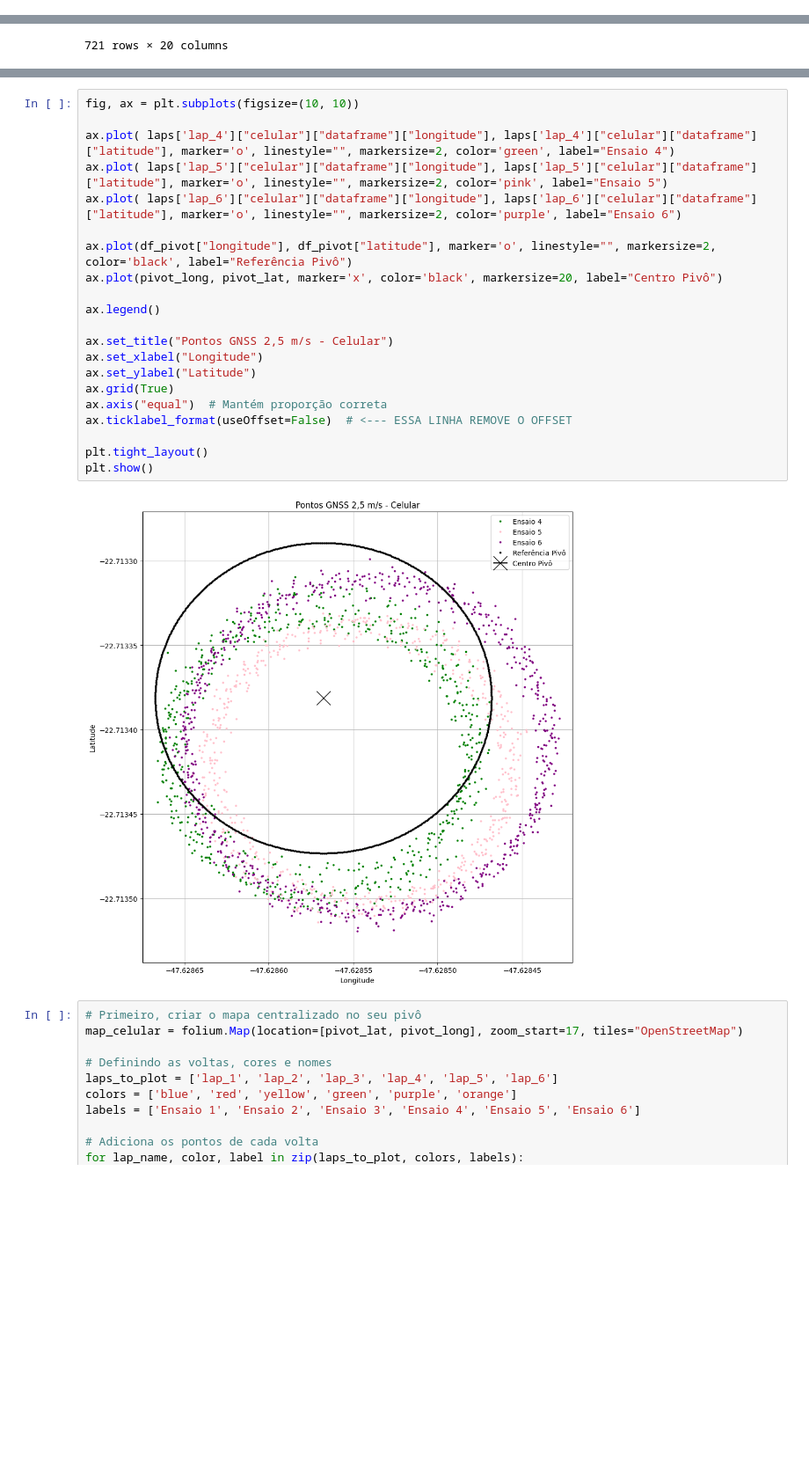
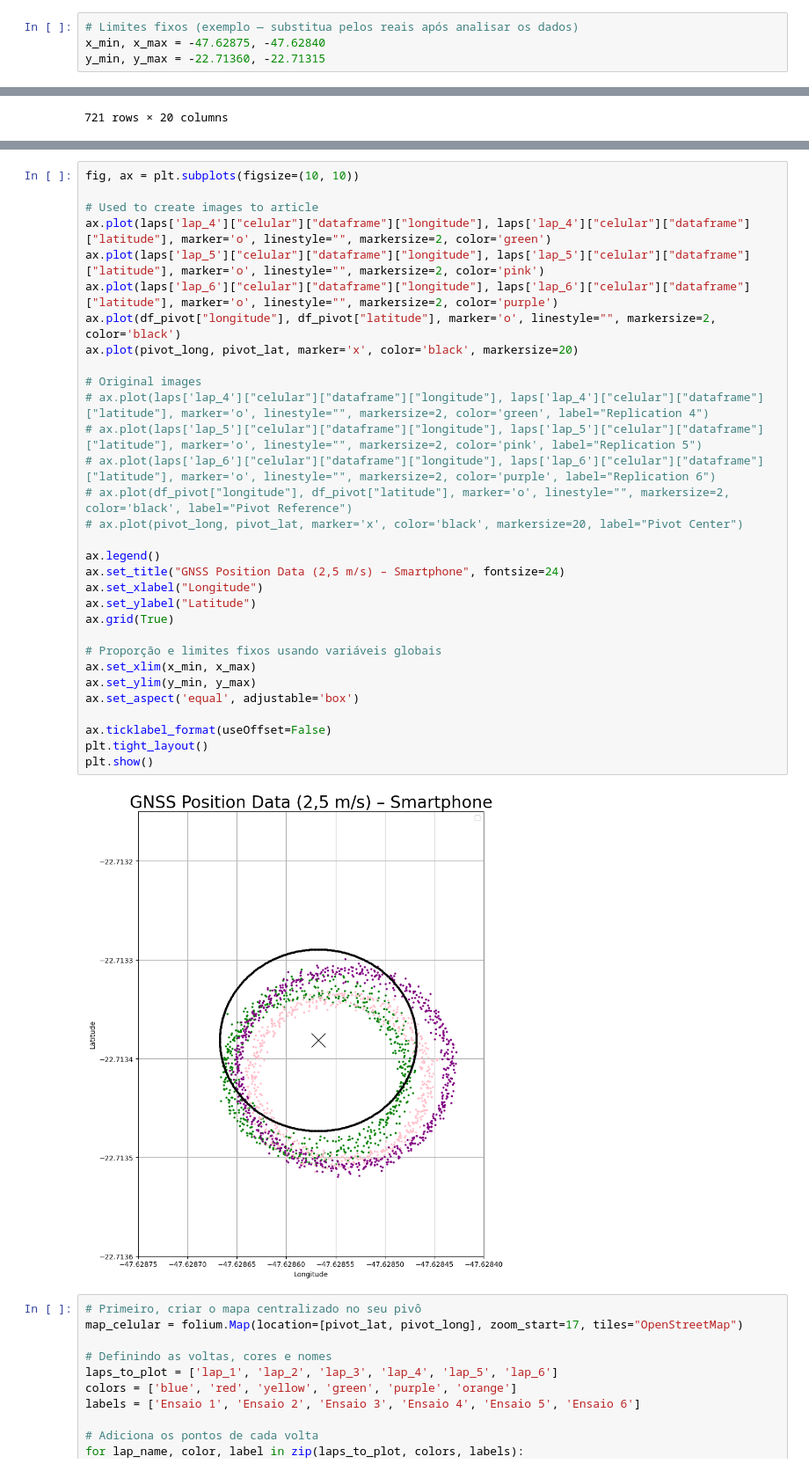
Before and after one commit to GabrielSan99/GNSS_C-A_CODE, a Jupyter notebook: analysis_simplified.ipynb, the cells around one changed output, grey strips where cells are left out. Shown at 88% size. Saved outputs shown, nothing was run; the diff lists cells and outputs as text; blank space fills up the shorter version.

```diff
--- a/analysis_simplified.ipynb
+++ b/analysis_simplified.ipynb
@@ -355,6 +355,10 @@ plt.tight_layout()
 plt.show()
 # %% [output]
 [figure]
+# %%
+# Limites fixos (exemplo — substitua pelos reais após analisar os dados)
+x_min, x_max = -47.62875, -47.62840
+y_min, y_max = -22.71360, -22.71315
 # %%
 fig, ax = plt.subplots(figsize=(10, 10))
 
@@ -581,26 +616,36 @@ plt.show()
 # %%
 fig, ax = plt.subplots(figsize=(10, 10))
 
-ax.plot( laps['lap_4']["celular"]["dataframe"]["longitude"], laps['lap_4']["celular"]["dataframe"]["latitude"], marker='o', linestyle="", markersize=2, color='green', label="Ensaio 4")
-ax.plot( laps['lap_5']["celular"]["dataframe"]["longitude"], laps['lap_5']["celular"]["dataframe"]["latitude"], marker='o', linestyle="", markersize=2, color='pink', label="Ensaio 5")
-ax.plot( laps['lap_6']["celular"]["dataframe"]["longitude"], laps['lap_6']["celular"]["dataframe"]["latitude"], marker='o', linestyle="", markersize=2, color='purple', label="Ensaio 6")
+# Used to create images to article
+ax.plot(laps['lap_4']["celular"]["dataframe"]["longitude"], laps['lap_4']["celular"]["dataframe"]["latitude"], marker='o', linestyle="", markersize=2, color='green')
+ax.plot(laps['lap_5']["celular"]["dataframe"]["longitude"], laps['lap_5']["celular"]["dataframe"]["latitude"], marker='o', linestyle="", markersize=2, color='pink')
+ax.plot(laps['lap_6']["celular"]["dataframe"]["longitude"], laps['lap_6']["celular"]["dataframe"]["latitude"], marker='o', linestyle="", markersize=2, color='purple')
+ax.plot(df_pivot["longitude"], df_pivot["latitude"], marker='o', linestyle="", markersize=2, color='black')
+ax.plot(pivot_long, pivot_lat, marker='x', color='black', markersize=20)
 
-ax.plot(df_pivot["longitude"], df_pivot["latitude"], marker='o', linestyle="", markersize=2, color='black', label="Referência Pivô")
-ax.plot(pivot_long, pivot_lat, marker='x', color='black', markersize=20, label="Centro Pivô")
+# Original images
+# ax.plot(laps['lap_4']["celular"]["dataframe"]["longitude"], laps['lap_4']["celular"]["dataframe"]["latitude"], marker='o', linestyle="", markersize=2, color='green', label="Replication 4")
+# ax.plot(laps['lap_5']["celular"]["dataframe"]["longitude"], laps['lap_5']["celular"]["dataframe"]["latitude"], marker='o', linestyle="", markersize=2, color='pink', label="Replication 5")
+# ax.plot(laps['lap_6']["celular"]["dataframe"]["longitude"], laps['lap_6']["celular"]["dataframe"]["latitude"], marker='o', linestyle="", markersize=2, color='purple', label="Replication 6")
+# ax.plot(df_pivot["longitude"], df_pivot["latitude"], marker='o', linestyle="", markersize=2, color='black', label="Pivot Reference")
+# ax.plot(pivot_long, pivot_lat, marker='x', color='black', markersize=20, label="Pivot Center")
 
 ax.legend()
-
-ax.set_title("Pontos GNSS 2,5 m/s - Celular")
+ax.set_title("GNSS Position Data (2,5 m/s) – Smartphone", fontsize=24)
 ax.set_xlabel("Longitude")
 ax.set_ylabel("Latitude")
 ax.grid(True)
-ax.axis("equal")  # Mantém proporção correta
-ax.ticklabel_format(useOffset=False)  # <--- ESSA LINHA REMOVE O OFFSET
 
+# Proporção e limites fixos usando variáveis globais
+ax.set_xlim(x_min, x_max)
+ax.set_ylim(y_min, y_max)
+ax.set_aspect('equal', adjustable='box')
+
+ax.ticklabel_format(useOffset=False)
 plt.tight_layout()
 plt.show()
 # %% [output]
-[figure, old version]
+[figure, new version]
 # %%
 # Primeiro, criar o mapa centralizado no seu pivô
 map_celular = folium.Map(location=[pivot_lat, pivot_long], zoom_start=17, tiles="OpenStreetMap")
```
Also changed, not shown: parts of 8 cells of this notebook, 4 other files.
